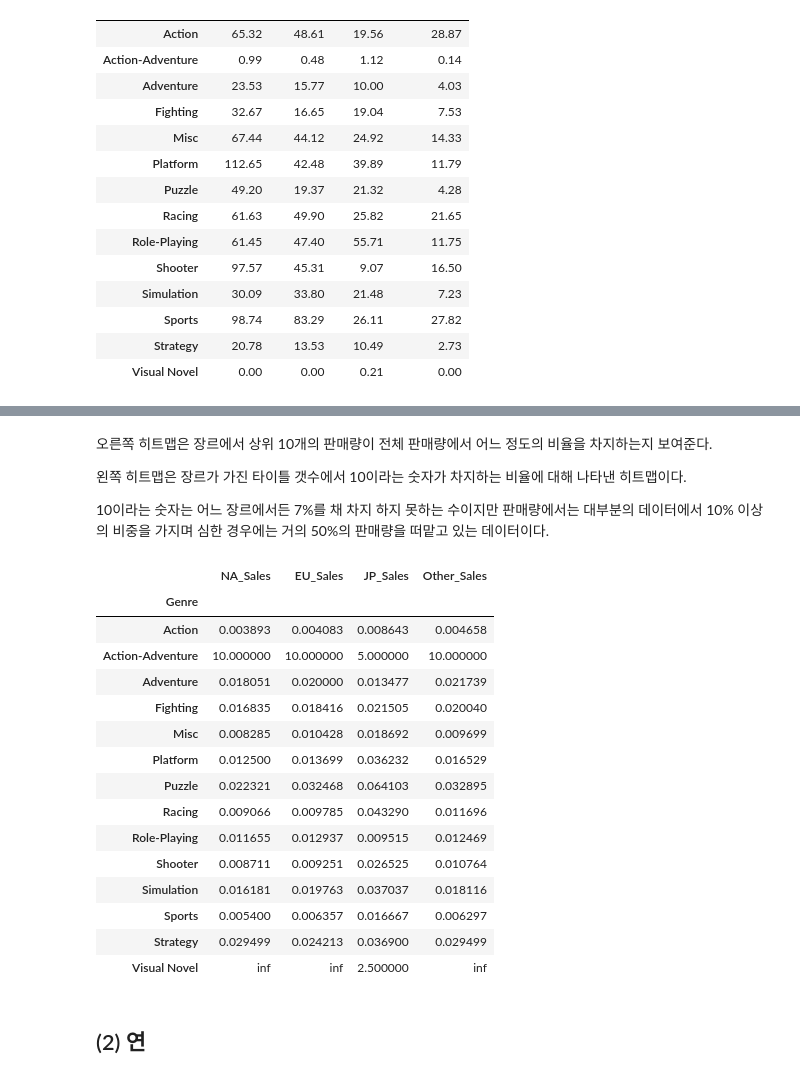
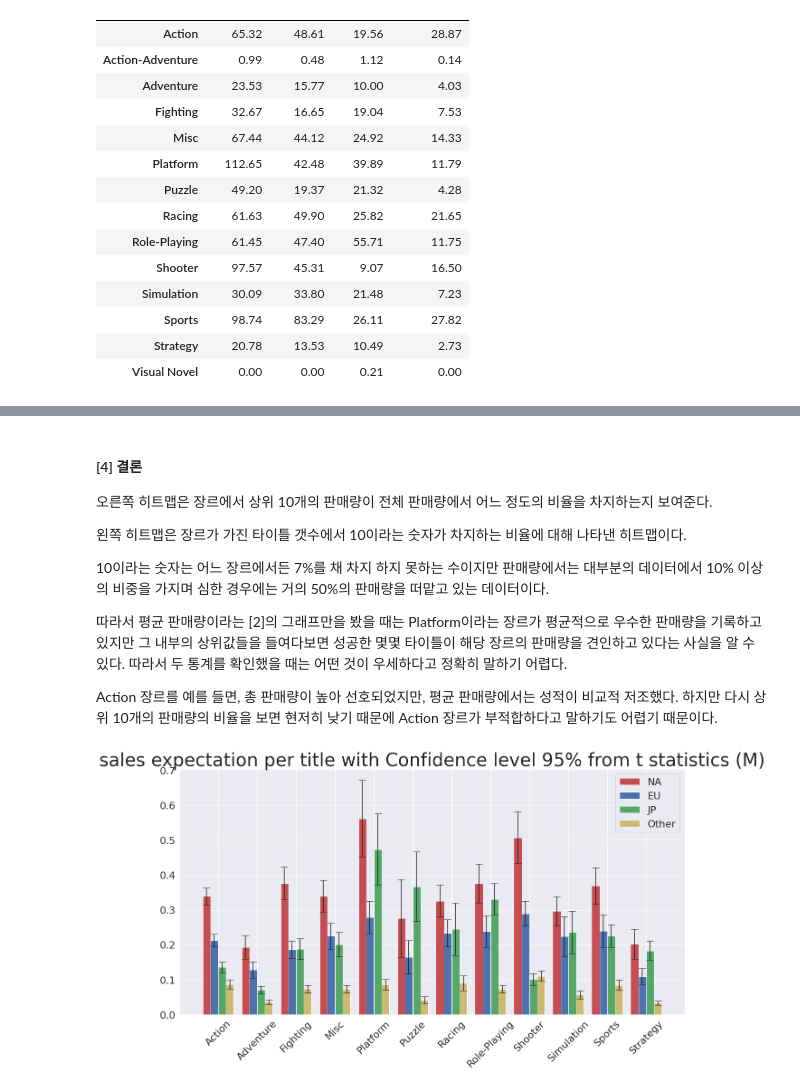
Before and after one commit to pokem1402/section_project_one, a Jupyter notebook: EDA_3_visualize.ipynb, the cells around one changed output, grey strips where cells are left out. Saved outputs shown, nothing was run; the diff lists cells and outputs as text; code cells hidden in the pictures.

```diff
--- a/EDA_3_visualize.ipynb
+++ b/EDA_3_visualize.ipynb
@@ -681,7 +691,7 @@ correct_count
 이전 계산법에는 각 국가별로 같은 수의 타이틀이 출시되었다고 가정하였지만 이번 계산법에서는 위의 가정(0으로 카운트 된 값은 해당 지역에 출시 되지 않았다고본다)에 의해 각 지역별로 출시된 타이틀을 다르게 계산하였다.
 # %%
 # 따라서 해당 데이터는 만약 타이틀을 여러 플랫폼으로 중복해서 냈다면 아래 기댓값에 x (출시한 서로 다른 플랫폼의 수)를 구하면 된다.
-expectation_game_sales_by_genre_correct = df_.groupby("Genre").sum()/correct_count
+expectation_game_sales_by_genre_correct = genre_sum /correct_count
 # %%
 expectation_game_sales_by_genre_correct
 # %% [output]
@@ -763,25 +773,12 @@ plt.show()
 # %% [markdown]
+#### [4] 결론
+
 오른쪽 히트맵은 장르에서 상위 10개의 판매량이 전체 판매량에서 어느 정도의 비율을 차지하는지 보여준다.
 
 왼쪽 히트맵은 장르가 가진 타이틀 갯수에서 10이라는 숫자가 차지하는 비율에 대해 나타낸 히트맵이다.
 
 10이라는 숫자는 어느 장르에서든 7%를 채 차지 하지 못하는 수이지만 판매량에서는 대부분의 데이터에서 10% 이상의 비중을 가지며 심한 경우에는 거의 50%의 판매량을 떠맡고 있는 데이터이다.
+
+따라서 평균 판매량이라는 [2]의 그래프만을 봤을 때는 Platform이라는 장르가 평균적으로 우수한 판매량을 기록하고 있지만 그 내부의 상위값들을 들여다보면 성공한 몇몇 타이틀이 해당 장르의 판매량을 견인하고 있다는 사실을 알 수 있다. 따라서 두 통계를 확인했을 때는 어떤 것이 우세하다고 정확히 말하기 어렵다.
+
+ Action 장르를 예를 들면, 총 판매량이 높아 선호되었지만, 평균 판매량에서는 성적이 비교적 저조했다. 하지만 다시 상위 10개의 판매량의 비율을 보면 현저히 낮기 때문에 Action 장르가 부적합하다고 말하기도 어렵기 때문이다.
-# %%
-10 / correct_count
-# %% [output]
-|  | NA_Sales | EU_Sales | JP_Sales | Other_Sales |
-| Genre |  |  |  |  |
-| Action | 0.003893 | 0.004083 | 0.008643 | 0.004658 |
-| Action-Adventure | 10.000000 | 10.000000 | 5.000000 | 10.000000 |
-| Adventure | 0.018051 | 0.020000 | 0.013477 | 0.021739 |
-| Fighting | 0.016835 | 0.018416 | 0.021505 | 0.020040 |
-| Misc | 0.008285 | 0.010428 | 0.018692 | 0.009699 |
-| Platform | 0.012500 | 0.013699 | 0.036232 | 0.016529 |
-| Puzzle | 0.022321 | 0.032468 | 0.064103 | 0.032895 |
-| Racing | 0.009066 | 0.009785 | 0.043290 | 0.011696 |
-| Role-Playing | 0.011655 | 0.012937 | 0.009515 | 0.012469 |
-| Shooter | 0.008711 | 0.009251 | 0.026525 | 0.010764 |
-| Simulation | 0.016181 | 0.019763 | 0.037037 | 0.018116 |
-| Sports | 0.005400 | 0.006357 | 0.016667 | 0.006297 |
-| Strategy | 0.029499 | 0.024213 | 0.036900 | 0.029499 |
-| Visual Novel | inf | inf | 2.500000 | inf |
@@ -790,2 +785,12 @@ df_.groupby("Genre").sum()
-# %% [markdown]
-## (2) 연
+# %%
+df_nan = df_.replace(0, np.nan)
+df_nan_std = df_nan.groupby("Genre").std(ddof=1).drop(["Action-Adventure", "Visual Novel"])
+correct_count_drop = correct_count.drop(["Action-Adventure","Visual Novel"])
+# %%
+from scipy.stats import t
+error = t.ppf(0.975, correct_count_drop-1, scale=df_nan_std/np.sqrt(correct_count_drop))
+# %%
+show_sales_with(expectation_game_sales_by_genre_correct.reset_index().drop([1, 13], axis=0),
+                "sales expectation per title with Confidence level 95% from t statistics (M)", "sales (M)", error_bar=True, error = error)
+# %% [output]
+[figure, added]
```
Also changed, not shown: parts of 15 cells of this notebook.
